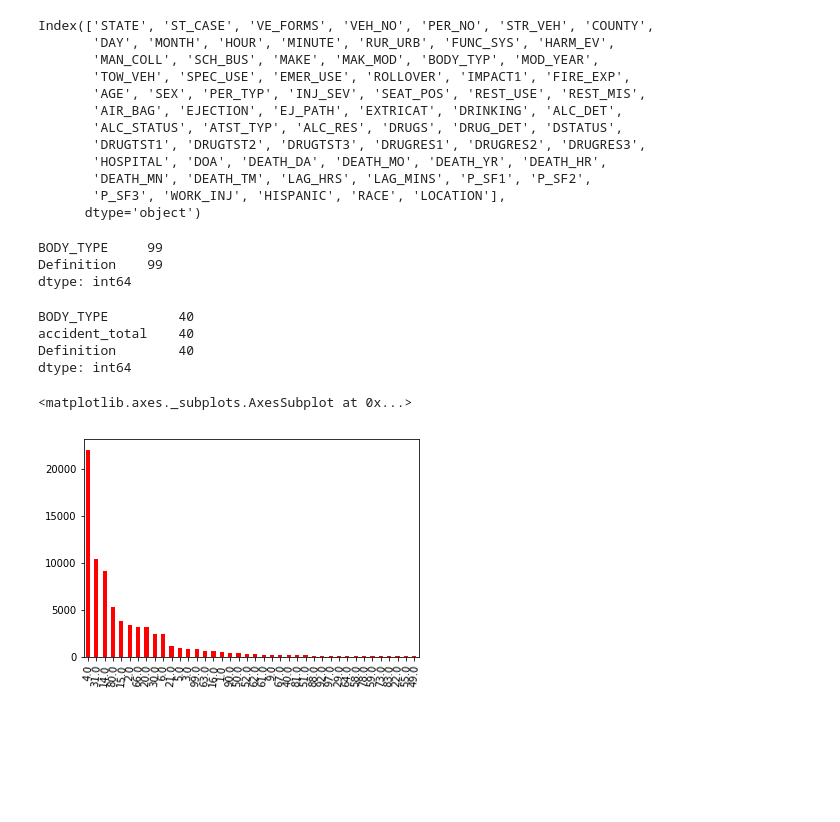
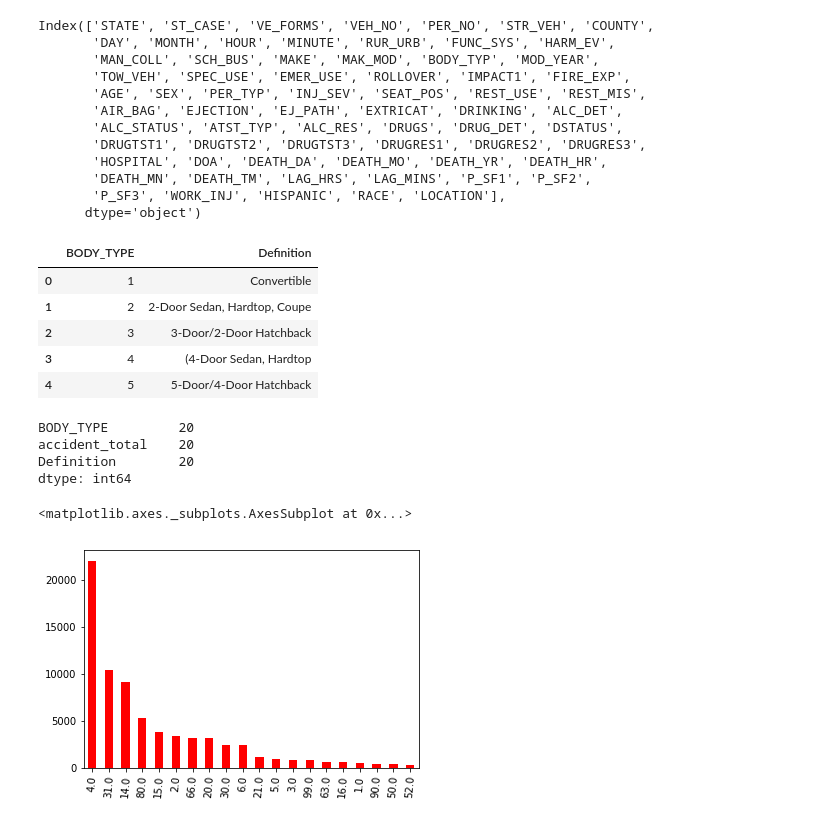
Before and after one commit to chriscapistrano/traffic_data, a Jupyter notebook: car_type_presentation.ipynb, the cells around one changed output. Drawn from its saved outputs; the diff is of its cells as text; code cells hidden in the pictures; blank space fills up the shorter version.

```diff
--- a/car_type_presentation.ipynb
+++ b/car_type_presentation.ipynb
@@ -31,58 +28,42 @@ Index(['STATE', 'ST_CASE', 'VE_FORMS', 'VEH_NO', 'PER_NO', 'STR_VEH', 'COUNTY',
 # %%
 def_df = pd.read_csv("Resources/body_type.csv")
 def_df.head()
-def_df.count()
+#def_df.count()
 # all_df.columns
 # %% [output]
-BODY_TYPE     99
-Definition    99
-dtype: int64
+|  | BODY_TYPE | Definition |
+| 0 | 1 | Convertible |
+| 1 | 2 | 2-Door Sedan, Hardtop, Coupe |
+| 2 | 3 | 3-Door/2-Door Hatchback |
+| 3 | 4 | (4-Door Sedan, Hardtop |
+| 4 | 5 | 5-Door/4-Door Hatchback |
 # %%
-# Get body_type data - Colorado
-# body_type_data = colorado_df["BODY_TYP"].value_counts()
-# body_type_data.sort_values(ascending=False)
-# first_40_types = body_type_data.nlargest(40)
+# Get body_type data - all
+body_type_data = all_df["BODY_TYP"].value_counts()
+body_type_data.sort_values(ascending=False)
+first_20_types = body_type_data.nlargest(20)
 
-# first_40_types.values
+first_20_types.values
 
-# body_type_df = pd.DataFrame({'BODY_TYPE' : first_40_types.index,
-#     'accident_total' : first_40_types.values
-# })
+body_type_df = pd.DataFrame({'BODY_TYPE' : first_20_types.index,
+    'accident_total' : first_20_types.values
+})
 
-# body_type_df
+body_type_df
 
-# final_data = pd.merge(body_type_df, def_df, on = 'BODY_TYPE', how='inner')
-# final_data.count()
+final_data = pd.merge(body_type_df, def_df, on = 'BODY_TYPE', how='inner')
+final_data.count()
+# %% [output]
+BODY_TYPE         20
+accident_total    20
+Definition        20
+dtype: int64
 # %%
 # Configure plot and ticks
-#first_40_types.plot(kind="bar", facecolor="red")
+first_20_types.plot(kind="bar", facecolor="red",rot = 85)
+# %% [output]
+<matplotlib.axes._subplots.AxesSubplot at 0x...>
+[figure, added]
-# %%
-# Get body_type data - all
-body_type_data = all_df["BODY_TYP"].value_counts()
-body_type_data.sort_values(ascending=False)
-first_40_types = body_type_data.nlargest(40)
-
-first_40_types.values
-
-body_type_df = pd.DataFrame({'BODY_TYPE' : first_40_types.index,
-    'accident_total' : first_40_types.values
-})
-
-body_type_df
-
-final_data = pd.merge(body_type_df, def_df, on = 'BODY_TYPE', how='inner')
-final_data.count()
-# %% [output]
-BODY_TYPE         40
-accident_total    40
-Definition        40
-dtype: int64
-# %%
-# Configure plot and ticks
-first_40_types.plot(kind="bar", facecolor="red",rot = 85)
-# %% [output]
-<matplotlib.axes._subplots.AxesSubplot at 0x...>
-[figure, removed]
 # %%
 final_data
 final_data['Definition']
```
Also changed, not shown: parts of 3 cells of this notebook.
